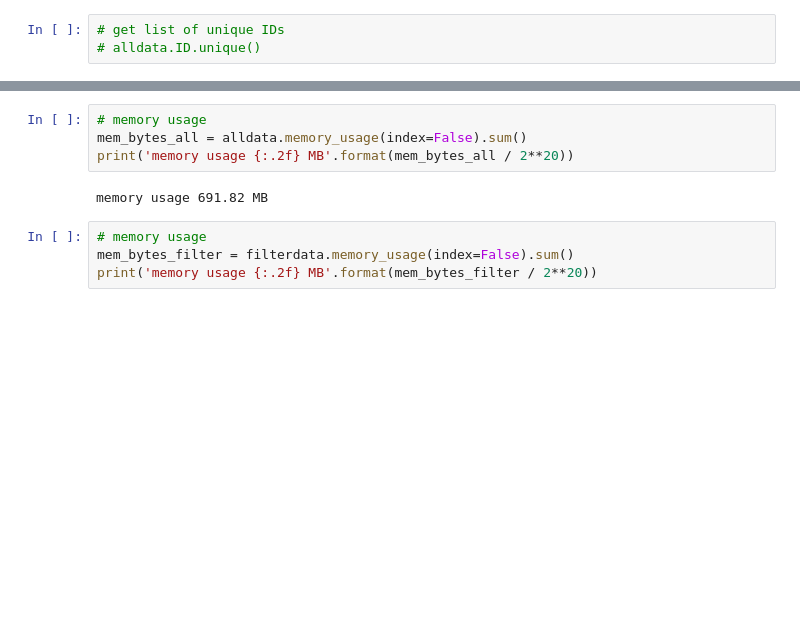
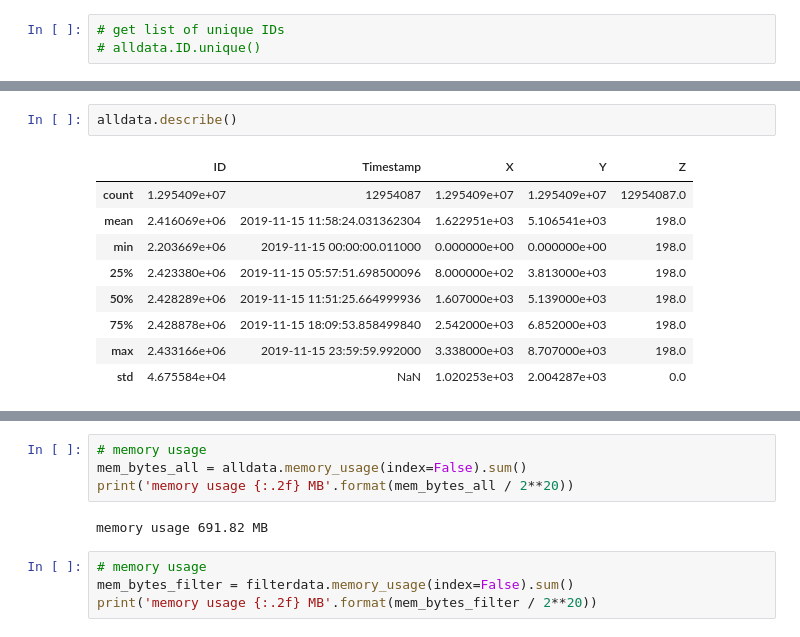
Before and after one commit to Sajad-Sharhani/Computational-Science-Project-Course, a Jupyter notebook: SpikyCow.ipynb, the cells around one changed output, grey strips where cells are left out. Cells and saved outputs as stored; diff of their text form; blank space fills up the shorter version.

```diff
--- a/SpikyCow.ipynb
+++ b/SpikyCow.ipynb
@@ -340,0 +325,12 @@ Dropped Stationary Tags:  31
+# %%
+alldata.describe()
+# %% [output]
+|  | ID | Timestamp | X | Y | Z |
+| count | 1.295409e+07 | 12954087 | 1.295409e+07 | 1.295409e+07 | 12954087.0 |
+| mean | 2.416069e+06 | 2019-11-15 11:58:24.031362304 | 1.622951e+03 | 5.106541e+03 | 198.0 |
+| min | 2.203669e+06 | 2019-11-15 00:00:00.011000 | 0.000000e+00 | 0.000000e+00 | 198.0 |
+| 25% | 2.423380e+06 | 2019-11-15 05:57:51.698500096 | 8.000000e+02 | 3.813000e+03 | 198.0 |
+| 50% | 2.428289e+06 | 2019-11-15 11:51:25.664999936 | 1.607000e+03 | 5.139000e+03 | 198.0 |
+| 75% | 2.428878e+06 | 2019-11-15 18:09:53.858499840 | 2.542000e+03 | 6.852000e+03 | 198.0 |
+| max | 2.433166e+06 | 2019-11-15 23:59:59.992000 | 3.338000e+03 | 8.707000e+03 | 198.0 |
+| std | 4.675584e+04 | NaN | 1.020253e+03 | 2.004287e+03 | 0.0 |
```
Also changed, not shown: parts of 16 cells of this notebook, 1 other file.
